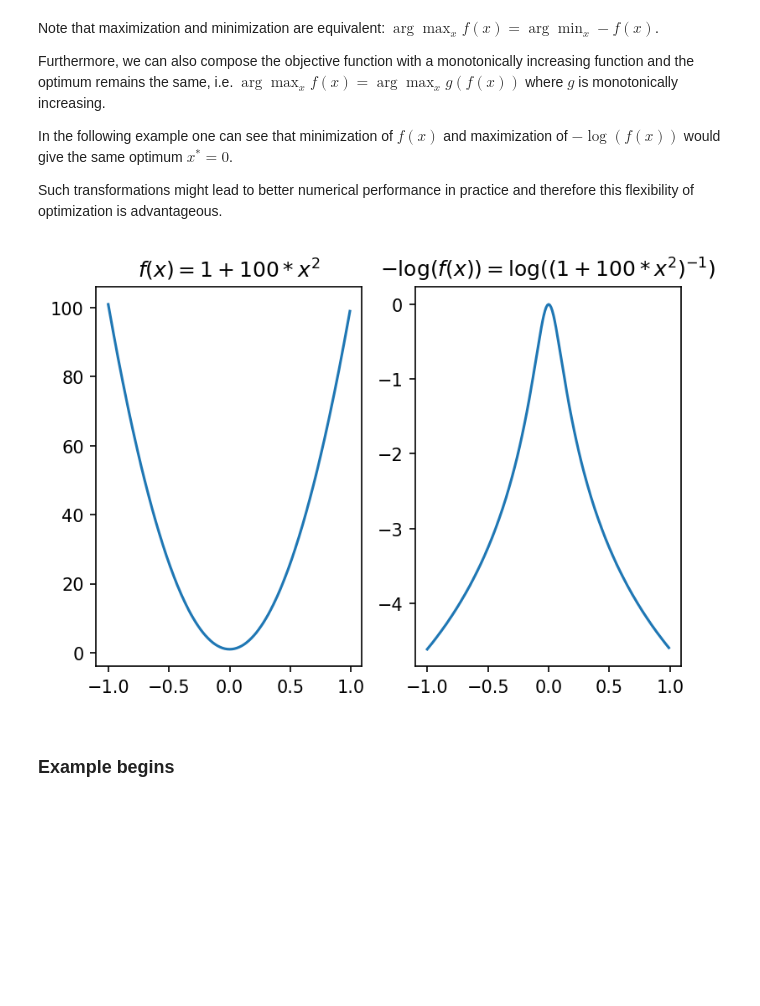
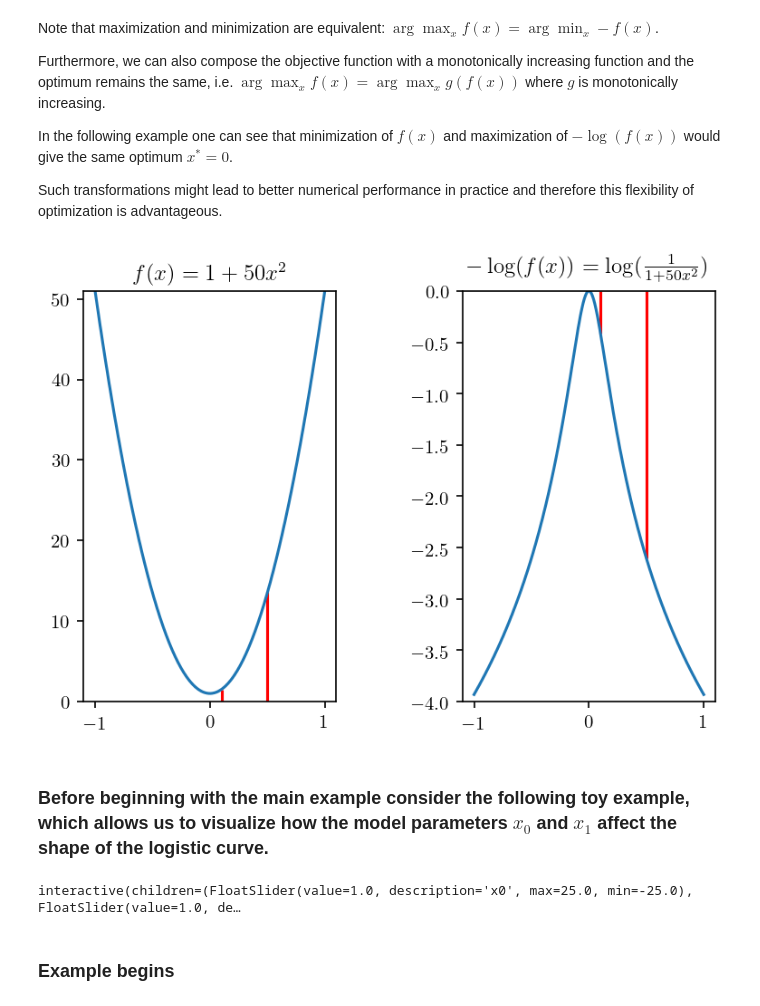
Before and after one commit to UW-AMO/neurohackademy, a Jupyter notebook: notebooks/Simple Logistic Regression.ipynb, the cells around one changed output. Saved outputs shown, nothing was run; the diff lists cells and outputs as text; code cells hidden in the pictures; blank space fills up the shorter version.

```diff
--- a/notebooks/Simple Logistic Regression.ipynb
+++ b/notebooks/Simple Logistic Regression.ipynb
@@ -45,5 +45,25 @@ Furthermore, we can also compose the objective function with a monotonically inc
 In the following example one can see that minimization of $f(x)$ and maximization of $-\log(f(x))$ would give the same optimum $x^* = 0$.
 
 Such transformations might lead to better numerical performance in practice and therefore this flexibility of optimization is advantageous.
-# %% [markdown]
-![image.png](attachment:image.png)
+# %%
+plt.figure(dpi=150)
+x_points = np.linspace(-1, 1, 1000)
+y_points = 1 + 50*x_points**2
+y_points2 = -np.log(y_points)
+plt.subplot(121)
+plt.plot(x_points, y_points)
+plt.vlines(x_points[550], 0, y_points[550], color='red')
+plt.vlines(x_points[750], 0, y_points[750], color='red')
+plt.ylim([0, 51])
+plt.title('$f(x) = 1 + 50x^2$')
+plt.subplot(122)
+plt.plot(x_points, y_points2)
+plt.vlines(x_points[550], 0, y_points2[550], color='red')
+plt.vlines(x_points[750], 0, y_points2[750], color='red')
+plt.ylim([-4, 0])
+plt.title('$-\\log(f(x)) = \\log(\\frac{1}{1 + 50x^2})$')
+plt.subplots_adjust(wspace=0.5)
+# %% [output]
+[figure, added]
+# %% [markdown]
+### Before beginning with the main example consider the following toy example, which allows us to visualize how the model parameters $x_0$ and $x_1$ affect the shape of the logistic curve.
@@ -50,3 +79,22 @@ Such transformations might lead to better numerical performance in practice and
+# %%
+@widgets.interact_manual(x0=(-25., 25.), x1=(-35., 35.))
+def plot(x0=1, x1=1):
+    fig, ax = plt.subplots(1, 1, figsize=(8, 6), dpi=100)
+    t = np.array([0.245, 0.247, 0.356, 0.363, 0.398, 0.409, 0.432, 0.561, 0.569, 0.594, 0.638, 0.656, 0.816, 0.853, 0.938, 1.036, 1.045])
+    y_t = np.array([0, 0, 0, 0, 0, 0, 0, 0, 0, 1, 1, 1, 1, 1, 1, 1, 1])
+    ax.scatter(t[0:9], y_t[0:9], label='Absent', color="blue")
+    ax.scatter(t[9:17], y_t[9:17], label='Present', color='black')
+    z = np.linspace(0, 1, 1000)
+    p_z = np.array([np.exp(x0 + x1*z[i])/(1 + np.exp(x0 + x1*z[i])) for i in range(1000)])
+    plt.plot(z, p_z, label='Current Curve', color='red')
+    x0_actual = -71
+    x1_actual = 125
+    p_actual = np.array([np.exp(x0_actual + x1_actual*z[i])/(1 + np.exp(x0_actual + x1_actual*z[i])) for i in range(1000)])
+    plt.plot(z, p_actual, label='Optimal Curve', color='green')
+    plt.legend(loc=4)
+    plt.show()
+# %% [output]
+interactive(children=(FloatSlider(value=1.0, description='x0', max=25.0, min=-25.0), FloatSlider(value=1.0, de…
 # %% [markdown]
 ### Example begins
 # %% [markdown]
```
Also changed, not shown: parts of 15 cells of this notebook.
